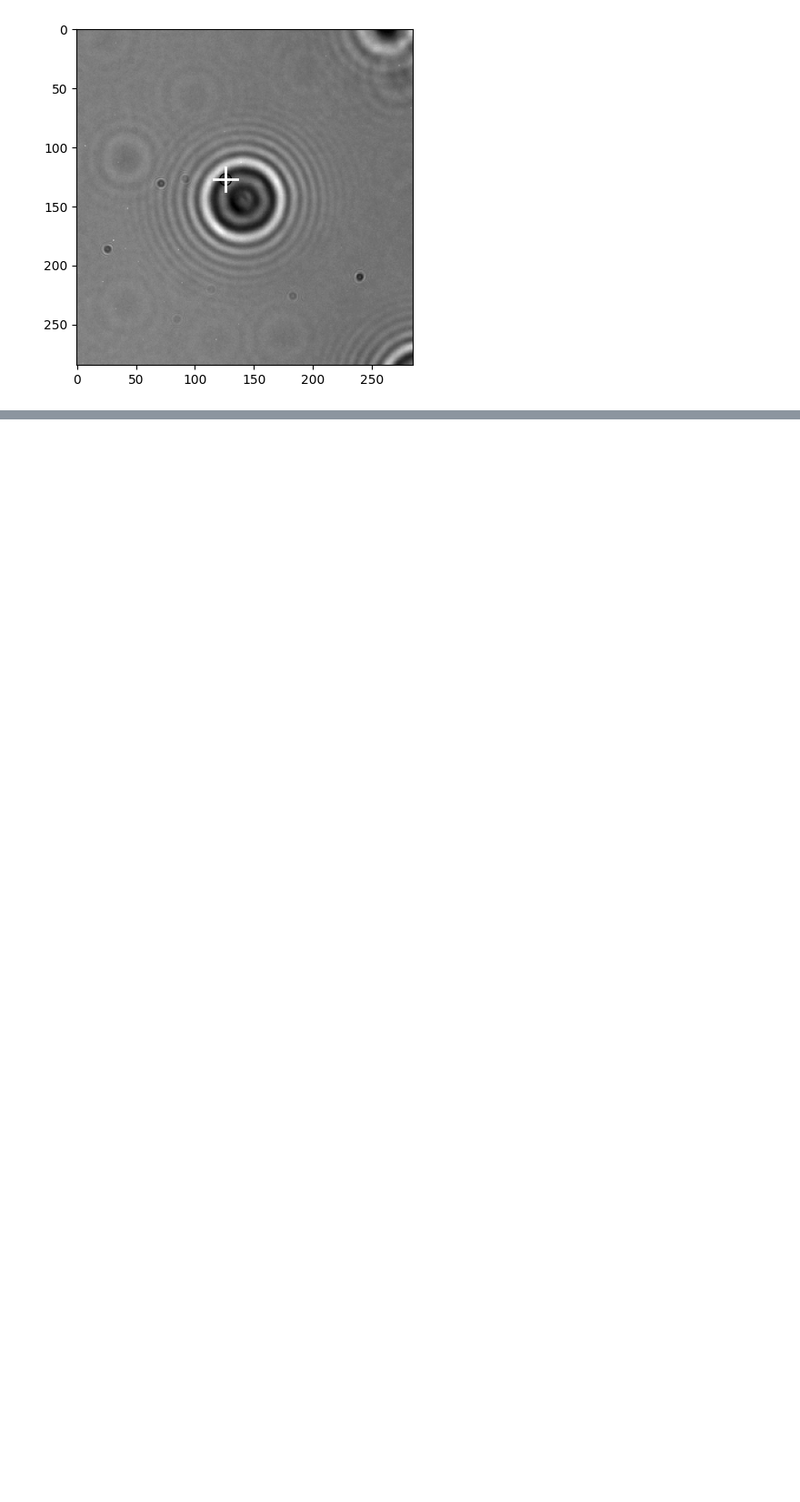
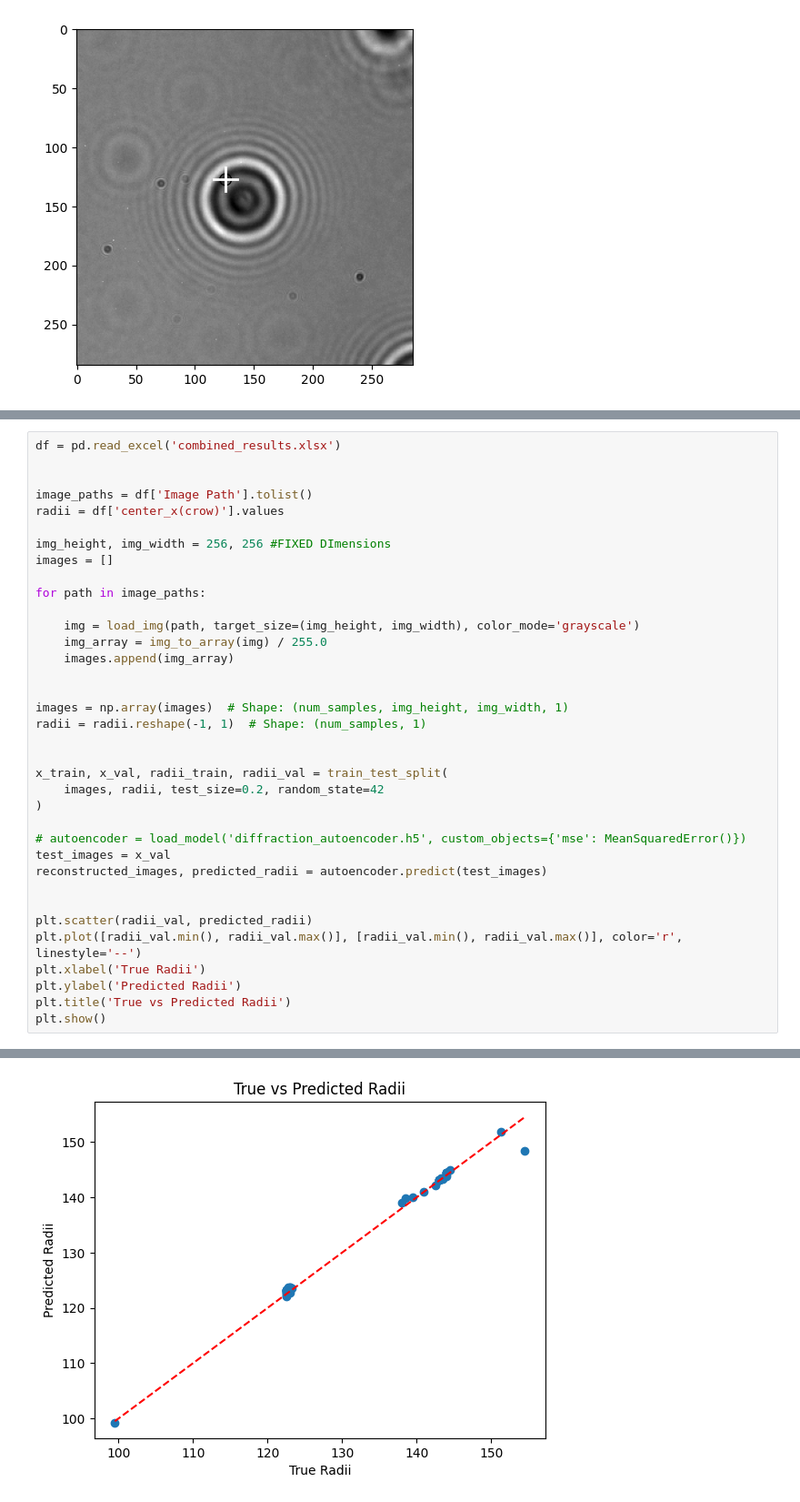
Before and after one commit to Human204/ZieduRadimas, a Jupyter notebook: autoencoders_old.ipynb, the cells around one changed output, grey strips where cells are left out. Shown at 91% size. Cells and saved outputs as stored; diff of their text form; blank space fills up the shorter version.

```diff
--- a/autoencoders_old.ipynb
+++ b/autoencoders_old.ipynb
@@ -467,0 +583,37 @@ fig.show()
+# %%
+df = pd.read_excel('combined_results.xlsx')
+
+
+image_paths = df['Image Path'].tolist()
+radii = df['center_x(crow)'].values
+
+img_height, img_width = 256, 256 #FIXED DImensions
+images = []
+
+for path in image_paths:
+
+    img = load_img(path, target_size=(img_height, img_width), color_mode='grayscale')
+    img_array = img_to_array(img) / 255.0
+    images.append(img_array)
+
+
+images = np.array(images)  # Shape: (num_samples, img_height, img_width, 1)
+radii = radii.reshape(-1, 1)  # Shape: (num_samples, 1)
+
+
+x_train, x_val, radii_train, radii_val = train_test_split(
+    images, radii, test_size=0.2, random_state=42
+)
+
+# autoencoder = load_model('diffraction_autoencoder.h5', custom_objects={'mse': MeanSquaredError()})
+test_images = x_val
+reconstructed_images, predicted_radii = autoencoder.predict(test_images)
+
+
+plt.scatter(radii_val, predicted_radii)
+plt.plot([radii_val.min(), radii_val.max()], [radii_val.min(), radii_val.max()], color='r', linestyle='--')
+plt.xlabel('True Radii')
+plt.ylabel('Predicted Radii')
+plt.title('True vs Predicted Radii')
+plt.show()
+# %% [output]
@@ -467,0 +621 @@ fig.show()
+[figure, added]
```
Also changed, not shown: parts of 13 cells of this notebook, 4 other files.
